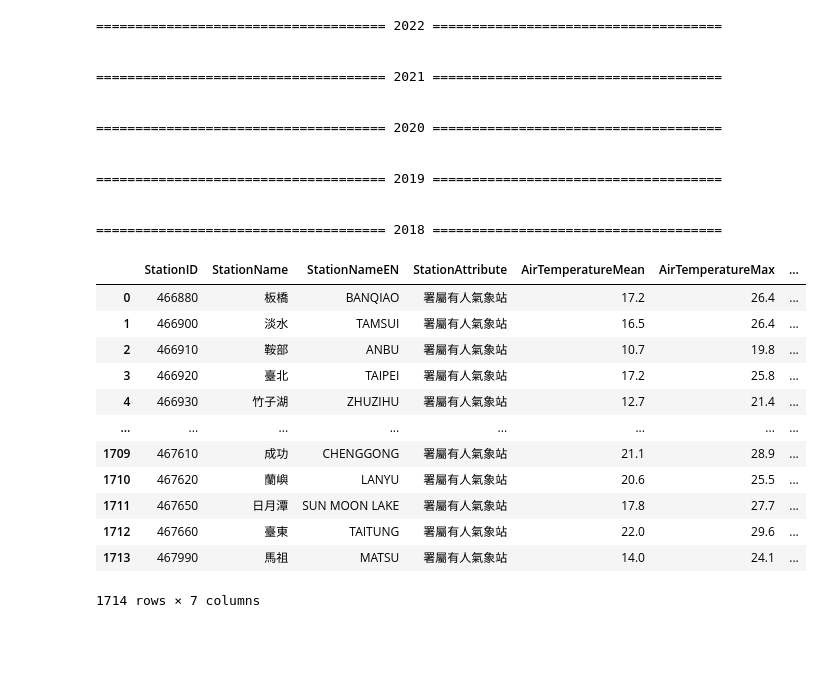
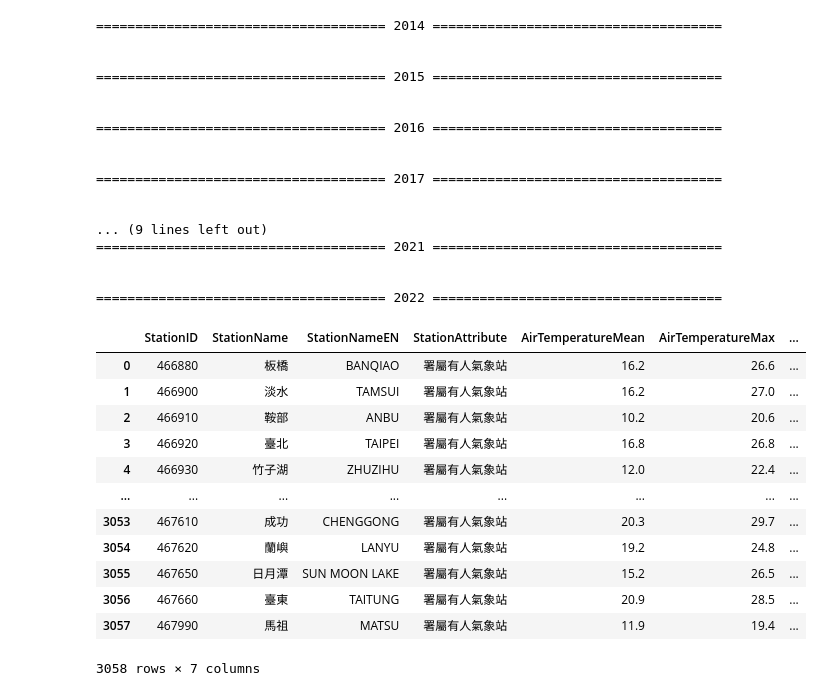
Before and after one commit to rongzunzzz/112-1-SLDL-Final-EggPricePrediction, a Jupyter notebook: 氣溫/getAirtemperature.ipynb, the cells around one changed output. Saved outputs shown, nothing was run; the diff lists cells and outputs as text; code cells hidden in the pictures; blank space fills up the shorter version.

```diff
--- a/氣溫/getAirtemperature.ipynb
+++ b/氣溫/getAirtemperature.ipynb
@@ -6,8 +6,8 @@ import pandas as pd
 namespace = {'ns': 'urn:cwa:gov:tw:cwacommon:0.1'}
 
 # time scale
-n_years = 5
-years = [2022 - x for x in range(n_years)]
+n_years = 9
+years = [2014+x for x in range(n_years)]
 months = [f"{i:02d}" for i in range(1, 13)]
 
 
@@ -43,53 +43,57 @@ for year in years:
             station_attribute = location.find('.//ns:StationAttribute', namespace).text
 
             air_temperature_mean = location.find('.//ns:Mean', namespace).text
             air_temperature_max = location.find('.//ns:Maximum', namespace).text
             air_temperature_max_date = location.find('.//ns:MaximumDate', namespace).text
 
             # Append data to the list
             data.append({
                 'StationID': station_id,
                 'StationName': station_name,
                 'StationNameEN': station_name_en,
                 'StationAttribute': station_attribute,
                 'AirTemperatureMean': air_temperature_mean,
                 'AirTemperatureMax': air_temperature_max,
                 'AirTemperatureMaxDate': air_temperature_max_date
             })
 
         # Create a DataFrame
         df = pd.DataFrame(data)
 
         all_dfs = pd.concat([all_dfs, df], ignore_index=True)
 
 all_dfs
 # %% [output]
-===================================== 2022 =====================================
+===================================== 2014 =====================================
 
 
+===================================== 2015 =====================================
+
+
+===================================== 2016 =====================================
+
+
+===================================== 2017 =====================================
+
+
+... (9 lines left out)
 ===================================== 2021 =====================================
 
 
-===================================== 2020 =====================================
-
-
-===================================== 2019 =====================================
-
-
-===================================== 2018 =====================================
+===================================== 2022 =====================================
 |  | StationID | StationName | StationNameEN | StationAttribute | AirTemperatureMean | AirTemperatureMax | ... |
-| 0 | 466880 | 板橋 | BANQIAO | 署屬有人氣象站 | 17.2 | 26.4 | ... |
-| 1 | 466900 | 淡水 | TAMSUI | 署屬有人氣象站 | 16.5 | 26.4 | ... |
-| 2 | 466910 | 鞍部 | ANBU | 署屬有人氣象站 | 10.7 | 19.8 | ... |
-| 3 | 466920 | 臺北 | TAIPEI | 署屬有人氣象站 | 17.2 | 25.8 | ... |
-| 4 | 466930 | 竹子湖 | ZHUZIHU | 署屬有人氣象站 | 12.7 | 21.4 | ... |
+| 0 | 466880 | 板橋 | BANQIAO | 署屬有人氣象站 | 16.2 | 26.6 | ... |
+| 1 | 466900 | 淡水 | TAMSUI | 署屬有人氣象站 | 16.2 | 27.0 | ... |
+| 2 | 466910 | 鞍部 | ANBU | 署屬有人氣象站 | 10.2 | 20.6 | ... |
+| 3 | 466920 | 臺北 | TAIPEI | 署屬有人氣象站 | 16.8 | 26.8 | ... |
+| 4 | 466930 | 竹子湖 | ZHUZIHU | 署屬有人氣象站 | 12.0 | 22.4 | ... |
 | ... | ... | ... | ... | ... | ... | ... | ... |
-| 1709 | 467610 | 成功 | CHENGGONG | 署屬有人氣象站 | 21.1 | 28.9 | ... |
-| 1710 | 467620 | 蘭嶼 | LANYU | 署屬有人氣象站 | 20.6 | 25.5 | ... |
-| 1711 | 467650 | 日月潭 | SUN MOON LAKE | 署屬有人氣象站 | 17.8 | 27.7 | ... |
-| 1712 | 467660 | 臺東 | TAITUNG | 署屬有人氣象站 | 22.0 | 29.6 | ... |
-| 1713 | 467990 | 馬祖 | MATSU | 署屬有人氣象站 | 14.0 | 24.1 | ... |
+| 3053 | 467610 | 成功 | CHENGGONG | 署屬有人氣象站 | 20.3 | 29.7 | ... |
+| 3054 | 467620 | 蘭嶼 | LANYU | 署屬有人氣象站 | 19.2 | 24.8 | ... |
+| 3055 | 467650 | 日月潭 | SUN MOON LAKE | 署屬有人氣象站 | 15.2 | 26.5 | ... |
+| 3056 | 467660 | 臺東 | TAITUNG | 署屬有人氣象站 | 20.9 | 28.5 | ... |
+| 3057 | 467990 | 馬祖 | MATSU | 署屬有人氣象站 | 11.9 | 19.4 | ... |
-1714 rows × 7 columns
+3058 rows × 7 columns
 # %%
 import os
 import pandas as pd
```
Also changed, not shown: parts of 2 cells of this notebook, 5 other files.
